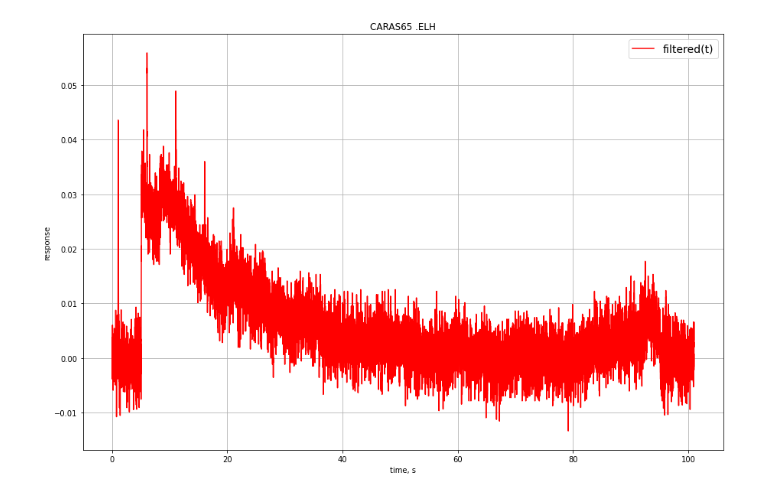
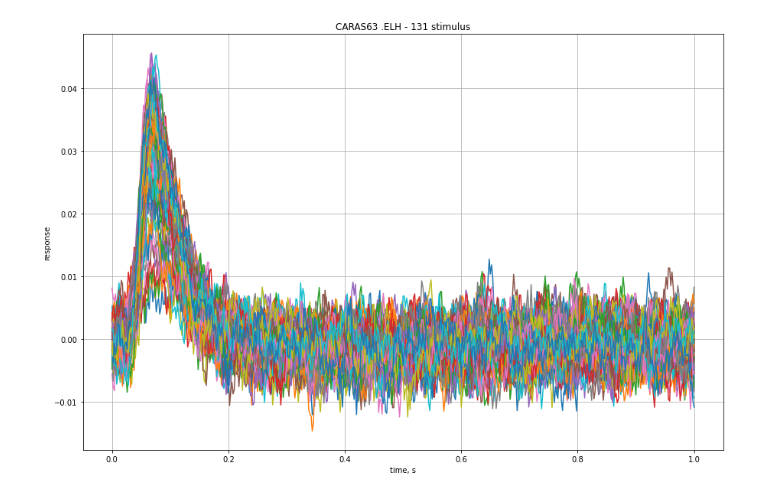
Before and after one commit to AndreiZherder/adaptation-memory, a Jupyter notebook: carassius.ipynb, the cells around one changed output. Cells and saved outputs as stored; diff of their text form; code cells hidden in the pictures.

```diff
--- a/carassius.ipynb
+++ b/carassius.ipynb
@@ -3,12 +3,12 @@ import matplotlib.pyplot as plt
 import numpy as np
 
 filedir = './data/'
-filenames = ['CARAS65 .ELH']
+filenames = ['CARAS63 .ELH']
 fs = 500                    # частота дискретизации, Гц
 first_stim_start_time = 1   # начало первого стимула, с
 period = 5                  # период следования стимулов, с
 background_start_time = 5   # начало фоновой засветки, с
-background_duration = 90    # длительность фоновой засветки, с
+background_duration = 40    # длительность фоновой засветки, с
 sign = 1                    # полярность {1:'+', -1:'-'}
 low_cutoff = 0.1            # частота среза highpass фильтра, Гц
 # начало первого импульса после фоновой засветки
@@ -86,19 +90,19 @@ ax.grid()
 # %%
-# Возврат ступеньки, смещенной к нулю, в отфильтрованный сигнал, просто чтобы ее нарисовать
-begin = background_start_time * fs
-end = after_background_start_time * fs - (after_background_start_time - background_start_time - background_duration) * fs // 2
-filtered[begin:end] = background - background[0]
-
-
+stims_cnt = ((n - 1) // fs - after_background_start_time) // period + 1
+stims = []
+for i in range(stims_cnt):
+    begin = (after_background_start_time + period * i) * fs
+    end = begin + fs
+    stims.append(filtered[begin:end + 1])
+temp_t = np.linspace(0, 1, fs + 1)
 fig, ax = plt.subplots()
-end = after_background_start_time * fs + period * fs
-ax.plot(t[:end], filtered[:end], 'r', label='filtered(t)')
+for stim in stims:
+    ax.plot(temp_t, stim)
 fig.set_figwidth(15)
 fig.set_figheight(10)
 ax.set_xlabel('time, s')
 ax.set_ylabel('response')
-ax.set_title(f'{filename}')
-ax.legend(prop={"size": 14})
+ax.set_title(f'{",".join(filenames)} - {stims_cnt} stimulus')
 ax.grid()
 # %% [output]
-[figure, old version]
+[figure, new version]
```
Also changed, not shown: parts of 6 cells of this notebook.
